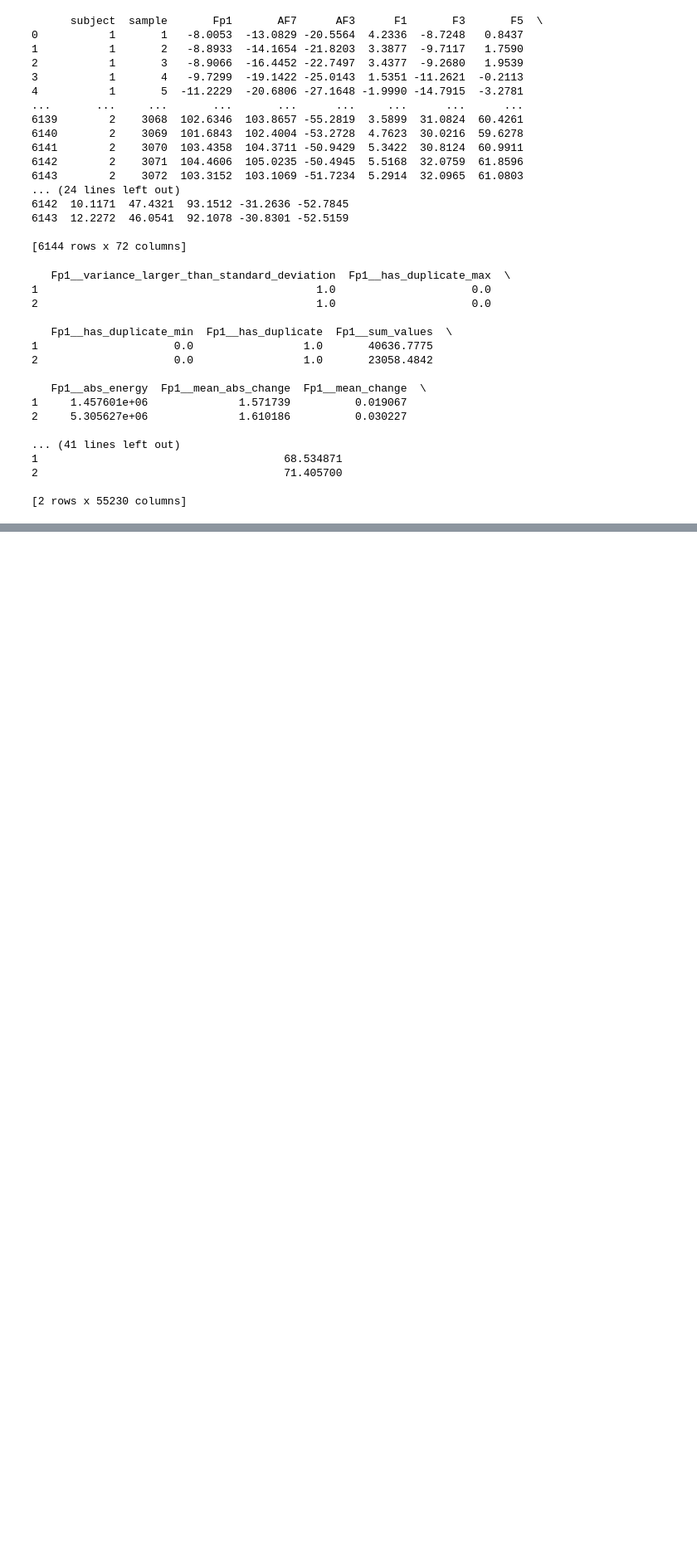
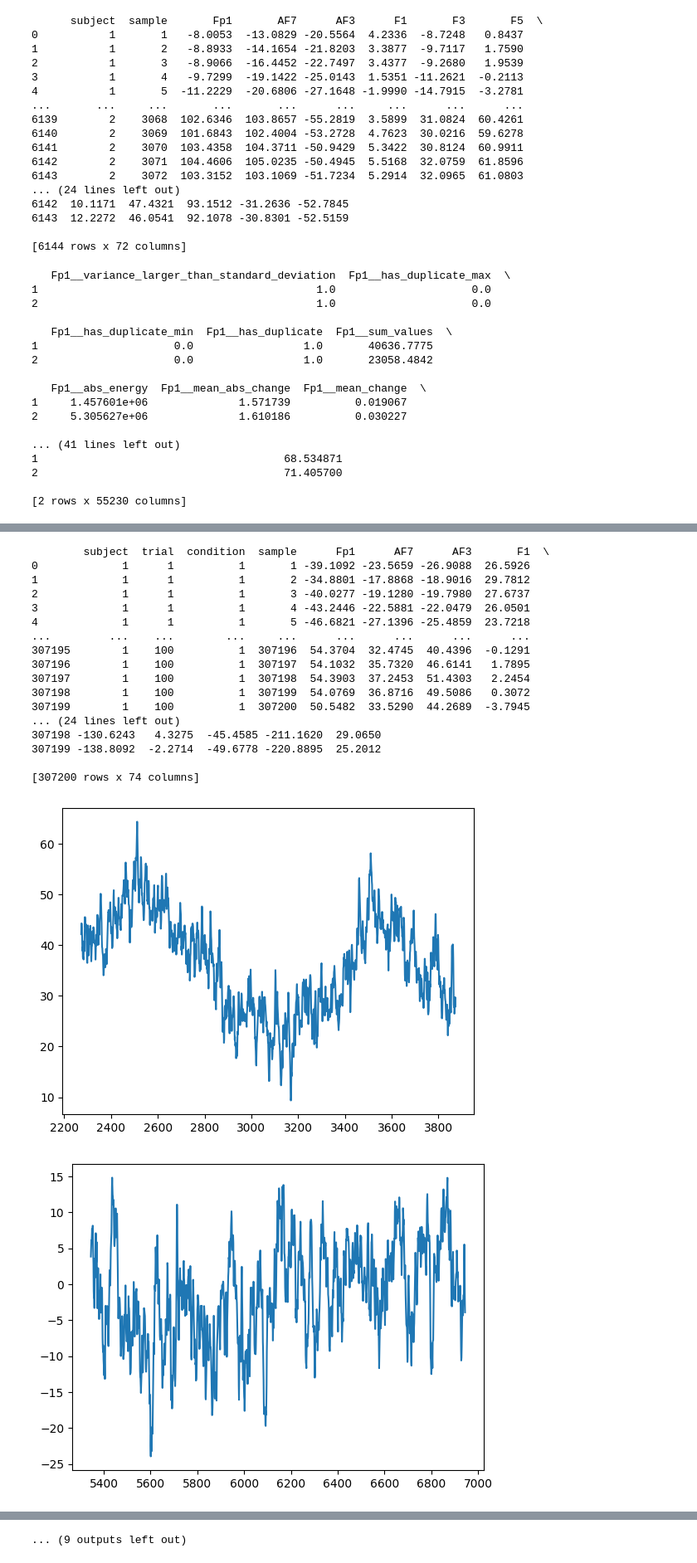
Before and after one commit to cgpayne/electropsychographer, a Jupyter notebook: notebooks/initial_exploration.ipynb, the cells around one changed output, grey strips where cells are left out. Shown at 83% size. Saved outputs shown, nothing was run; the diff lists cells and outputs as text; code cells hidden in the pictures; blank space fills up the shorter version.

Commit message:
expored putting waves in series, reset and cleared notebook for between git tracking

```diff
--- a/notebooks/initial_exploration.ipynb
+++ b/notebooks/initial_exploration.ipynb
@@ -322,2 +289,5 @@ print(exf)
 # %%
-# F- I-- N---
+# pull out condition 1 for patient 1
+
+dfc1 = df[(df['condition'] == 1)]
+print(dfc1)
@@ -323,0 +312,9 @@ print(exf)
+# %%
+# shift the samples in series wrt trial
+
+def shift_it(row):
+    row['sample'] += (row['trial']-1)*3072
+    return row
+
+dfc1[['sample', 'trial']] = dfc1[['sample', 'trial']].apply(lambda row: shift_it(row), axis=1)
+print(dfc1)
@@ -323,0 +344,33 @@ print(exf)
+# %%
+# sort by sample and plot
+
+dfc1 = dfc1.sort_values(by=['sample'])
+dfc1.reset_index(inplace=True, drop=True)
+print(dfc1)
+
+ss = 800
+
+for ii in range(1, 20+1):
+    fig = plt.figure(ii)
+    plt.plot(dfc1['sample'][ii*3072-ss:ii*3072+ss], dfc1['Fp1'][ii*3072-ss:ii*3072+ss])
+# NOTE: 75% of the plots are "smooth", so I think putting them in series should encode the right info
+# %% [output]
+        subject  trial  condition  sample      Fp1      AF7      AF3       F1  \
+0             1      1          1       1 -39.1092 -23.5659 -26.9088  26.5926
+1             1      1          1       2 -34.8801 -17.8868 -18.9016  29.7812
+2             1      1          1       3 -40.0277 -19.1280 -19.7980  27.6737
+3             1      1          1       4 -43.2446 -22.5881 -22.0479  26.0501
+4             1      1          1       5 -46.6821 -27.1396 -25.4859  23.7218
+...         ...    ...        ...     ...      ...      ...      ...      ...
+307195        1    100          1  307196  54.3704  32.4745  40.4396  -0.1291
+307196        1    100          1  307197  54.1032  35.7320  46.6141   1.7895
+307197        1    100          1  307198  54.3903  37.2453  51.4303   2.2454
+307198        1    100          1  307199  54.0769  36.8716  49.5086   0.3072
+307199        1    100          1  307200  50.5482  33.5290  44.2689  -3.7945
+... (24 lines left out)
+307198 -130.6243   4.3275  -45.4585 -211.1620  29.0650
+307199 -138.8092  -2.2714  -49.6778 -220.8895  25.2012
+
+[307200 rows x 74 columns]
+[figure, added]
+[figure, added]
@@ -323,0 +386 @@ print(exf)
+... (9 outputs left out)
```
Also changed, not shown: parts of 5 cells of this notebook, 1 other file.
